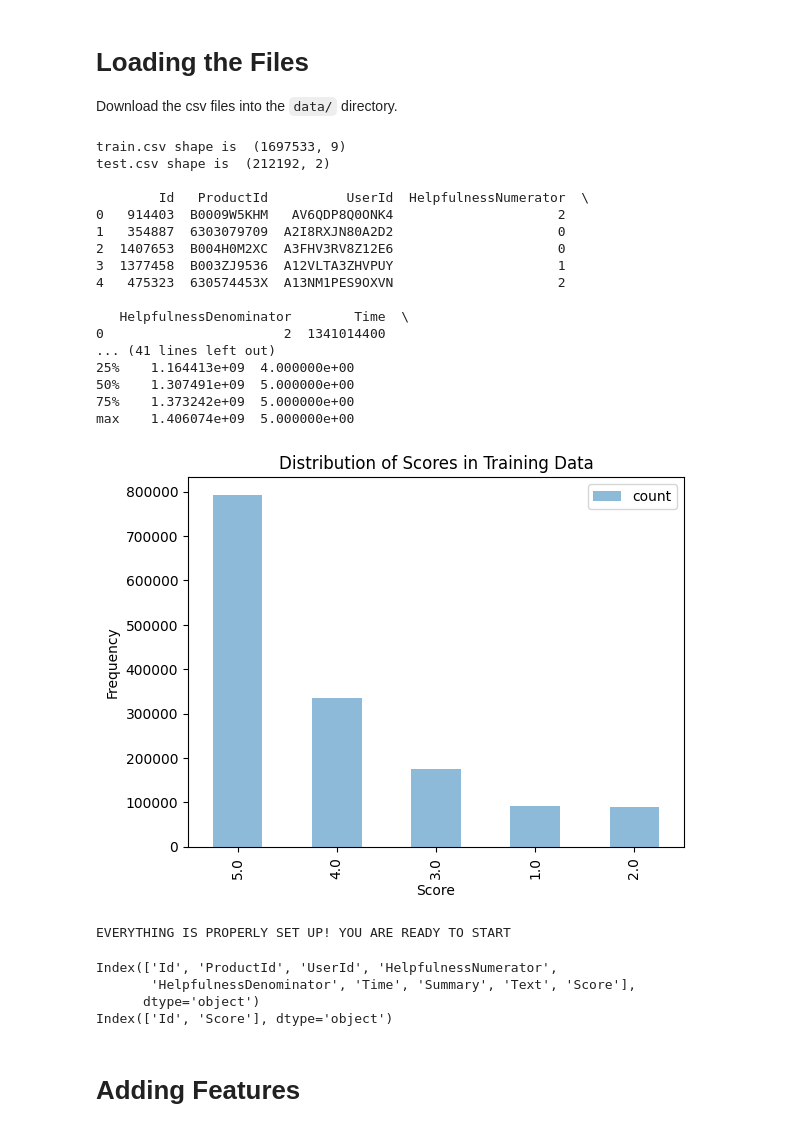
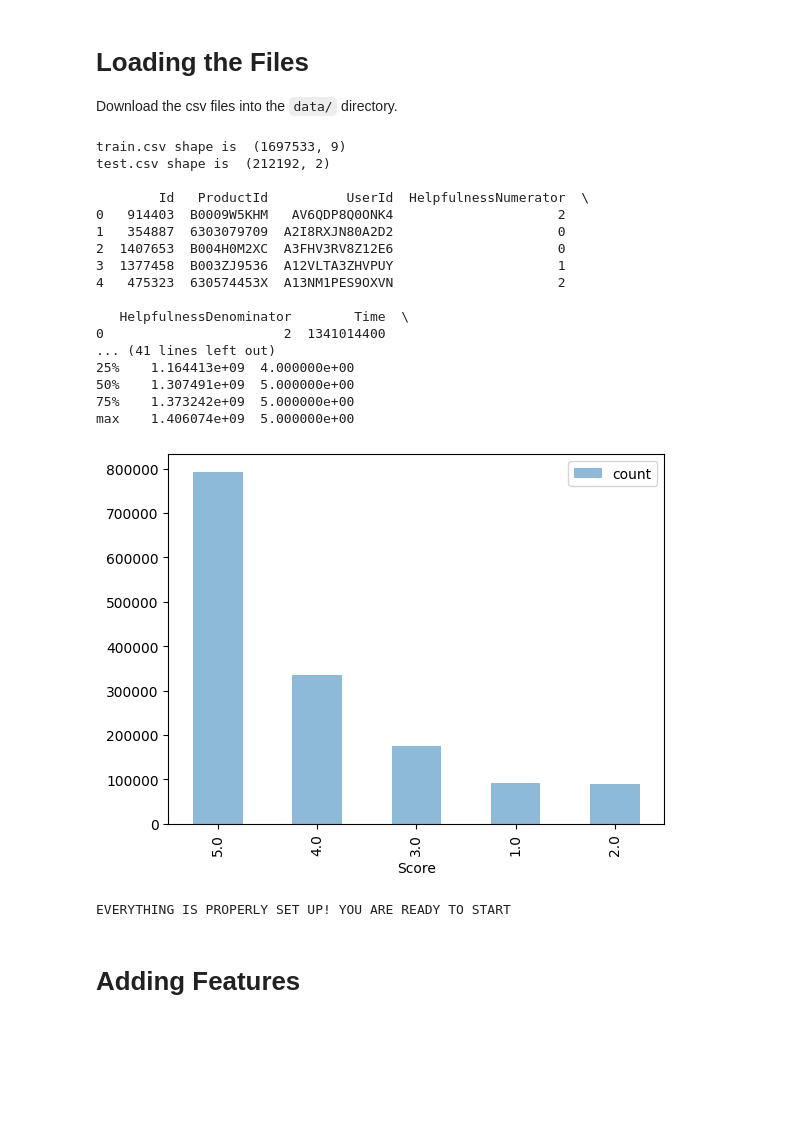
Before and after one commit to jdhzy/jdhuang-506midterm, a Jupyter notebook: xgboost.ipynb, the cells around one changed output. Saved outputs shown, nothing was run; the diff lists cells and outputs as text; code cells hidden in the pictures; blank space fills up the shorter version.

```diff
--- a/xgboost.ipynb
+++ b/xgboost.ipynb
@@ -14,56 +16,46 @@ from textblob import TextBlob
 
 Download the csv files into the `data/` directory.
 # %%
-# Load the data
-trainingSet = pd.read_csv("train.csv")
-testingSet = pd.read_csv("test.csv")
+trainingSet = dd.read_csv("train.csv").compute()
+testingSet = dd.read_csv("test.csv").compute()
 
-# Check the shape of both datasets
 print("train.csv shape is ", trainingSet.shape)
 print("test.csv shape is ", testingSet.shape)
 
 print()
+
 print(trainingSet.head())
 print()
 print(testingSet.head())
+
 print()
+
 print(trainingSet.describe())
 
-# Plot the distribution of 'Score'
 trainingSet['Score'].value_counts().plot(kind='bar', legend=True, alpha=.5)
-plt.title("Distribution of Scores in Training Data")
-plt.xlabel("Score")
-plt.ylabel("Frequency")
 plt.show()
 
-print("\nEVERYTHING IS PROPERLY SET UP! YOU ARE READY TO START\n")
+print()
+print("EVERYTHING IS PROPERLY SET UP! YOU ARE READY TO START")
 # %% [output]
 train.csv shape is  (1697533, 9)
 test.csv shape is  (212192, 2)
 
         Id   ProductId          UserId  HelpfulnessNumerator  \
 0   914403  B0009W5KHM   AV6QDP8Q0ONK4                     2
 1   354887  6303079709  A2I8RXJN80A2D2                     0
 2  1407653  B004H0M2XC  A3FHV3RV8Z12E6                     0
 3  1377458  B003ZJ9536  A12VLTA3ZHVPUY                     1
 4   475323  630574453X  A13NM1PES9OXVN                     2
 
    HelpfulnessDenominator        Time  \
 0                       2  1341014400
 ... (41 lines left out)
 25%    1.164413e+09  4.000000e+00
 50%    1.307491e+09  5.000000e+00
 75%    1.373242e+09  5.000000e+00
 max    1.406074e+09  5.000000e+00
-[figure, old version]
+[figure, new version]
 EVERYTHING IS PROPERLY SET UP! YOU ARE READY TO START
-# %%
-print(trainingSet.columns)
-print(testingSet.columns)
-# %% [output]
-Index(['Id', 'ProductId', 'UserId', 'HelpfulnessNumerator',
-       'HelpfulnessDenominator', 'Time', 'Summary', 'Text', 'Score'],
-      dtype='object')
-Index(['Id', 'Score'], dtype='object')
 # %% [markdown]
 # Adding Features
```
Also changed, not shown: parts of 24 cells of this notebook.
